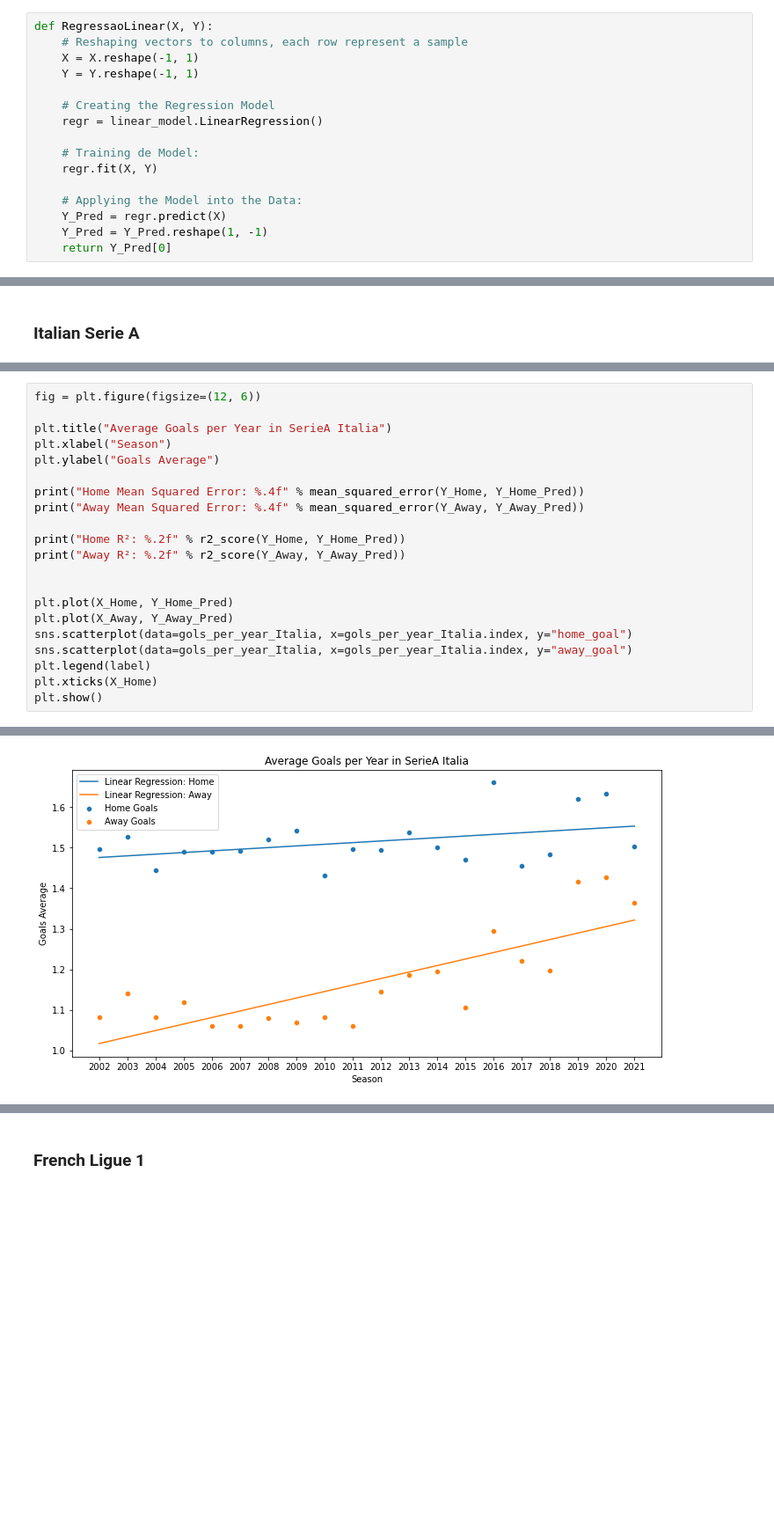
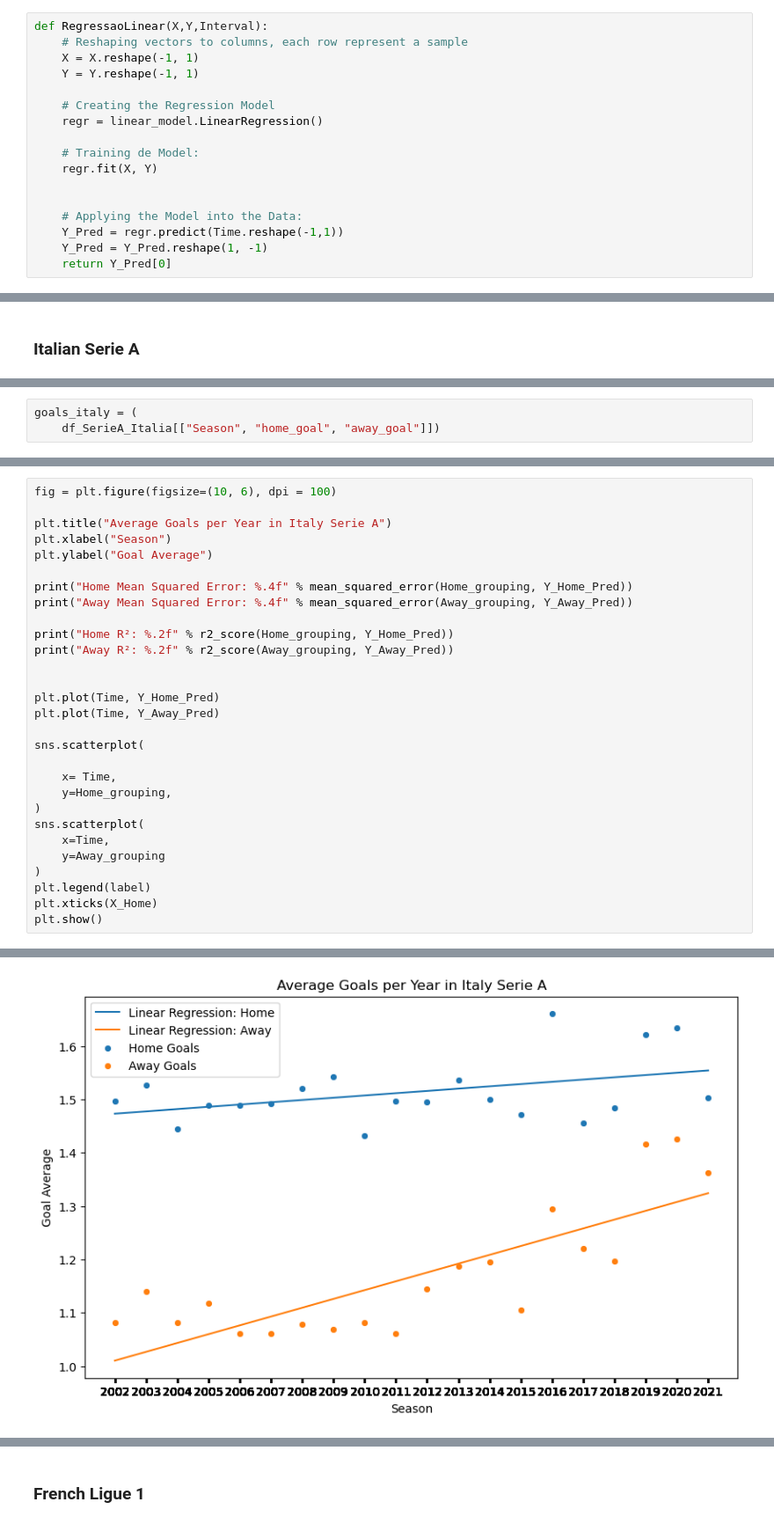
Before and after one commit to IsraelFPM/FootBall-EDA, a Jupyter notebook: GoalsAnalyse.ipynb, the cells around one changed output, grey strips where cells are left out. Shown at 88% size. Drawn from its saved outputs; the diff is of its cells as text; blank space fills up the shorter version.

```diff
--- a/GoalsAnalyse.ipynb
+++ b/GoalsAnalyse.ipynb
@@ -14,7 +14,7 @@ from sklearn.metrics import mean_squared_error, r2_score
 # %% [output]
 [interactive output not drawn]
 # %%
-def RegressaoLinear(X, Y):
+def RegressaoLinear(X,Y,Interval):
     # Reshaping vectors to columns, each row represent a sample
     X = X.reshape(-1, 1)
     Y = Y.reshape(-1, 1)
@@ -25,8 +25,9 @@ def RegressaoLinear(X, Y):
     # Training de Model:
     regr.fit(X, Y)
 
+
     # Applying the Model into the Data:
-    Y_Pred = regr.predict(X)
+    Y_Pred = regr.predict(Time.reshape(-1,1))
     Y_Pred = Y_Pred.reshape(1, -1)
     return Y_Pred[0]
 # %% [output]
@@ -372,0 +431,3 @@ plt.show()
+# %%
+goals_italy = (
+    df_SerieA_Italia[["Season", "home_goal", "away_goal"]])
@@ -384,32 +475,40 @@ Y_Away_Pred = RegressaoLinear(X_Away, Y_Away)
 # %% [output]
 [interactive output not drawn]
 # %%
-fig = plt.figure(figsize=(12, 6))
+fig = plt.figure(figsize=(10, 6), dpi = 100)
 
-plt.title("Average Goals per Year in SerieA Italia")
+plt.title("Average Goals per Year in Italy Serie A")
 plt.xlabel("Season")
-plt.ylabel("Goals Average")
+plt.ylabel("Goal Average")
 
-print("Home Mean Squared Error: %.4f" % mean_squared_error(Y_Home, Y_Home_Pred))
-print("Away Mean Squared Error: %.4f" % mean_squared_error(Y_Away, Y_Away_Pred))
+print("Home Mean Squared Error: %.4f" % mean_squared_error(Home_grouping, Y_Home_Pred))
+print("Away Mean Squared Error: %.4f" % mean_squared_error(Away_grouping, Y_Away_Pred))
 
-print("Home R²: %.2f" % r2_score(Y_Home, Y_Home_Pred))
-print("Away R²: %.2f" % r2_score(Y_Away, Y_Away_Pred))
+print("Home R²: %.2f" % r2_score(Home_grouping, Y_Home_Pred))
+print("Away R²: %.2f" % r2_score(Away_grouping, Y_Away_Pred))
 
 
-plt.plot(X_Home, Y_Home_Pred)
-plt.plot(X_Away, Y_Away_Pred)
-sns.scatterplot(data=gols_per_year_Italia, x=gols_per_year_Italia.index, y="home_goal")
-sns.scatterplot(data=gols_per_year_Italia, x=gols_per_year_Italia.index, y="away_goal")
+plt.plot(Time, Y_Home_Pred)
+plt.plot(Time, Y_Away_Pred)
+
+sns.scatterplot(
+
+    x= Time,
+    y=Home_grouping,
+)
+sns.scatterplot(
+    x=Time,
+    y=Away_grouping
+)
 plt.legend(label)
 plt.xticks(X_Home)
 plt.show()
 # %% [output]
 Home Mean Squared Error: 0.0029
 Away Mean Squared Error: 0.0049
 Home R²: 0.16
 Away R²: 0.63
-[figure, old version]
+[figure, new version]
 [interactive output not drawn]
 # %% [markdown]
 ### French Ligue 1
```
Also changed, not shown: parts of 44 cells of this notebook.
